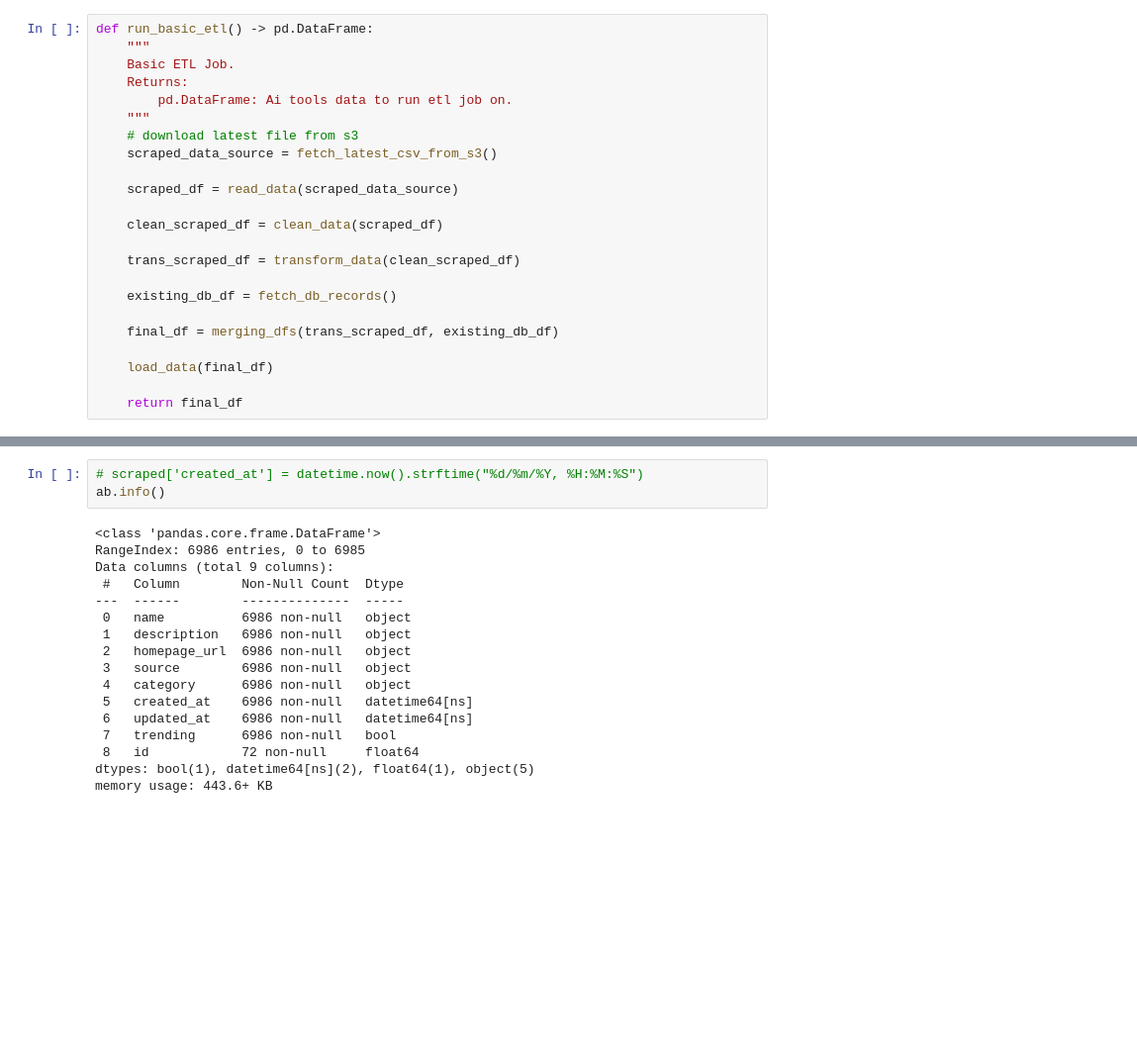
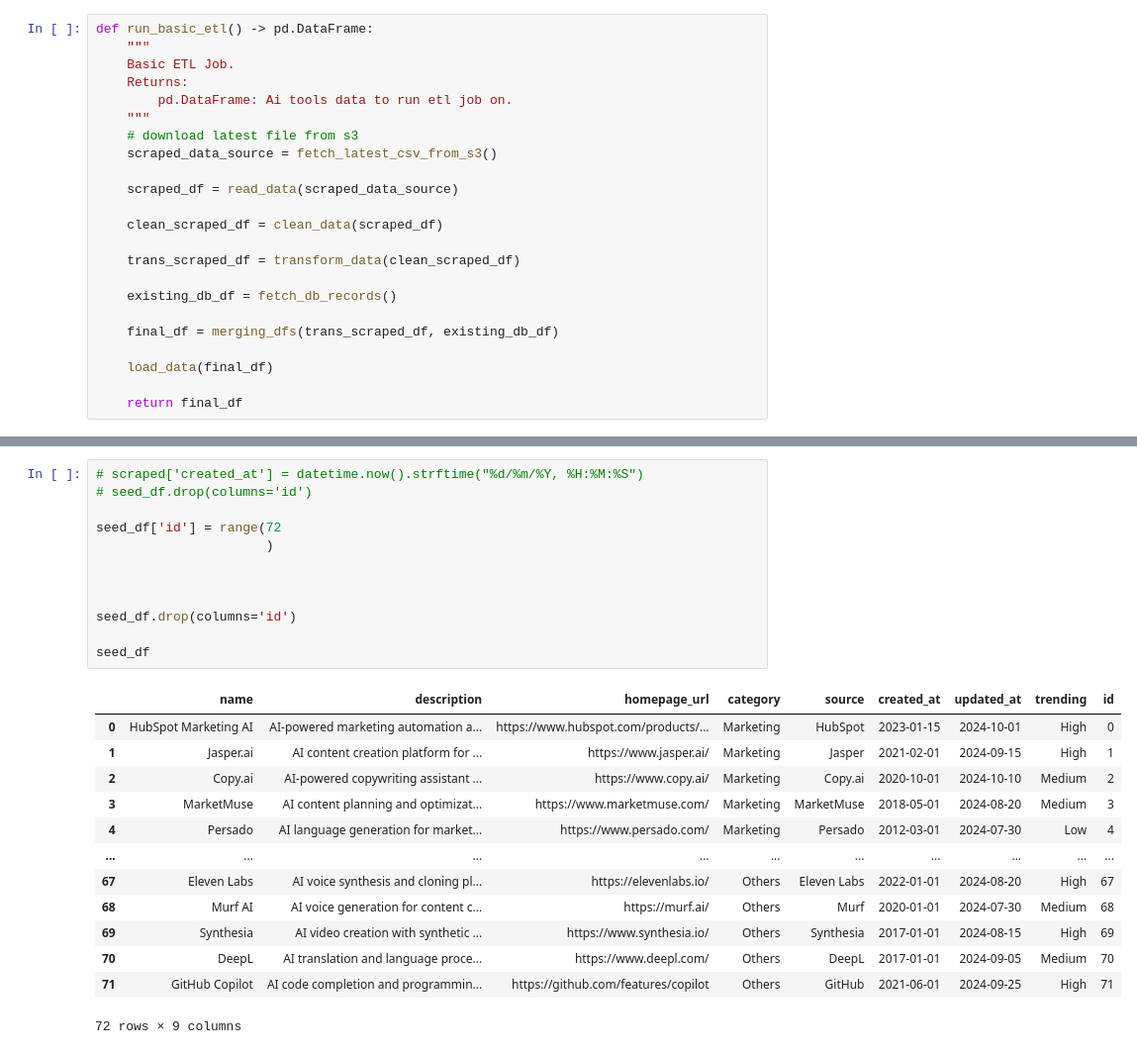
Before and after one commit to Data-Epic/ai-agent-directory, a Jupyter notebook: etl/notebooks/etl_job.ipynb, the cells around one changed output, grey strips where cells are left out. Shown: that part at 99% size. Drawn from its saved outputs; the diff is of its cells as text; blank space fills up the shorter version.

```diff
--- a/etl/notebooks/etl_job.ipynb
+++ b/etl/notebooks/etl_job.ipynb
@@ -938,20 +907,26 @@ memory usage: 491.3+ KB
 # %%
 # scraped['created_at'] = datetime.now().strftime("%d/%m/%Y, %H:%M:%S")
-ab.info()
+# seed_df.drop(columns='id')
+
+seed_df['id'] = range(72
+                      )
+
+
+
+seed_df.drop(columns='id')
+
+seed_df
 # %% [output]
+|  | name | description | homepage_url | category | source | created_at | updated_at | trending | id |
+| 0 | HubSpot Marketing AI | AI-powered marketing automation a... | https://www.hubspot.com/products/... | Marketing | HubSpot | 2023-01-15 | 2024-10-01 | High | 0 |
+| 1 | Jasper.ai | AI content creation platform for ... | https://www.jasper.ai/ | Marketing | Jasper | 2021-02-01 | 2024-09-15 | High | 1 |
+| 2 | Copy.ai | AI-powered copywriting assistant ... | https://www.copy.ai/ | Marketing | Copy.ai | 2020-10-01 | 2024-10-10 | Medium | 2 |
+| 3 | MarketMuse | AI content planning and optimizat... | https://www.marketmuse.com/ | Marketing | MarketMuse | 2018-05-01 | 2024-08-20 | Medium | 3 |
+| 4 | Persado | AI language generation for market... | https://www.persado.com/ | Marketing | Persado | 2012-03-01 | 2024-07-30 | Low | 4 |
+| ... | ... | ... | ... | ... | ... | ... | ... | ... | ... |
+| 67 | Eleven Labs | AI voice synthesis and cloning pl... | https://elevenlabs.io/ | Others | Eleven Labs | 2022-01-01 | 2024-08-20 | High | 67 |
+| 68 | Murf AI | AI voice generation for content c... | https://murf.ai/ | Others | Murf | 2020-01-01 | 2024-07-30 | Medium | 68 |
+| 69 | Synthesia | AI video creation with synthetic ... | https://www.synthesia.io/ | Others | Synthesia | 2017-01-01 | 2024-08-15 | High | 69 |
+| 70 | DeepL | AI translation and language proce... | https://www.deepl.com/ | Others | DeepL | 2017-01-01 | 2024-09-05 | Medium | 70 |
+| 71 | GitHub Copilot | AI code completion and programmin... | https://github.com/features/copilot | Others | GitHub | 2021-06-01 | 2024-09-25 | High | 71 |
-<class 'pandas.core.frame.DataFrame'>
-RangeIndex: 6986 entries, 0 to 6985
-Data columns (total 9 columns):
- #   Column        Non-Null Count  Dtype
----  ------        --------------  -----
- 0   name          6986 non-null   object
- 1   description   6986 non-null   object
- 2   homepage_url  6986 non-null   object
- 3   source        6986 non-null   object
- 4   category      6986 non-null   object
- 5   created_at    6986 non-null   datetime64[ns]
- 6   updated_at    6986 non-null   datetime64[ns]
- 7   trending      6986 non-null   bool
- 8   id            72 non-null     float64
-dtypes: bool(1), datetime64[ns](2), float64(1), object(5)
-memory usage: 443.6+ KB
+72 rows × 9 columns
```
Also changed, not shown: parts of 2 cells of this notebook, 13 other files.
